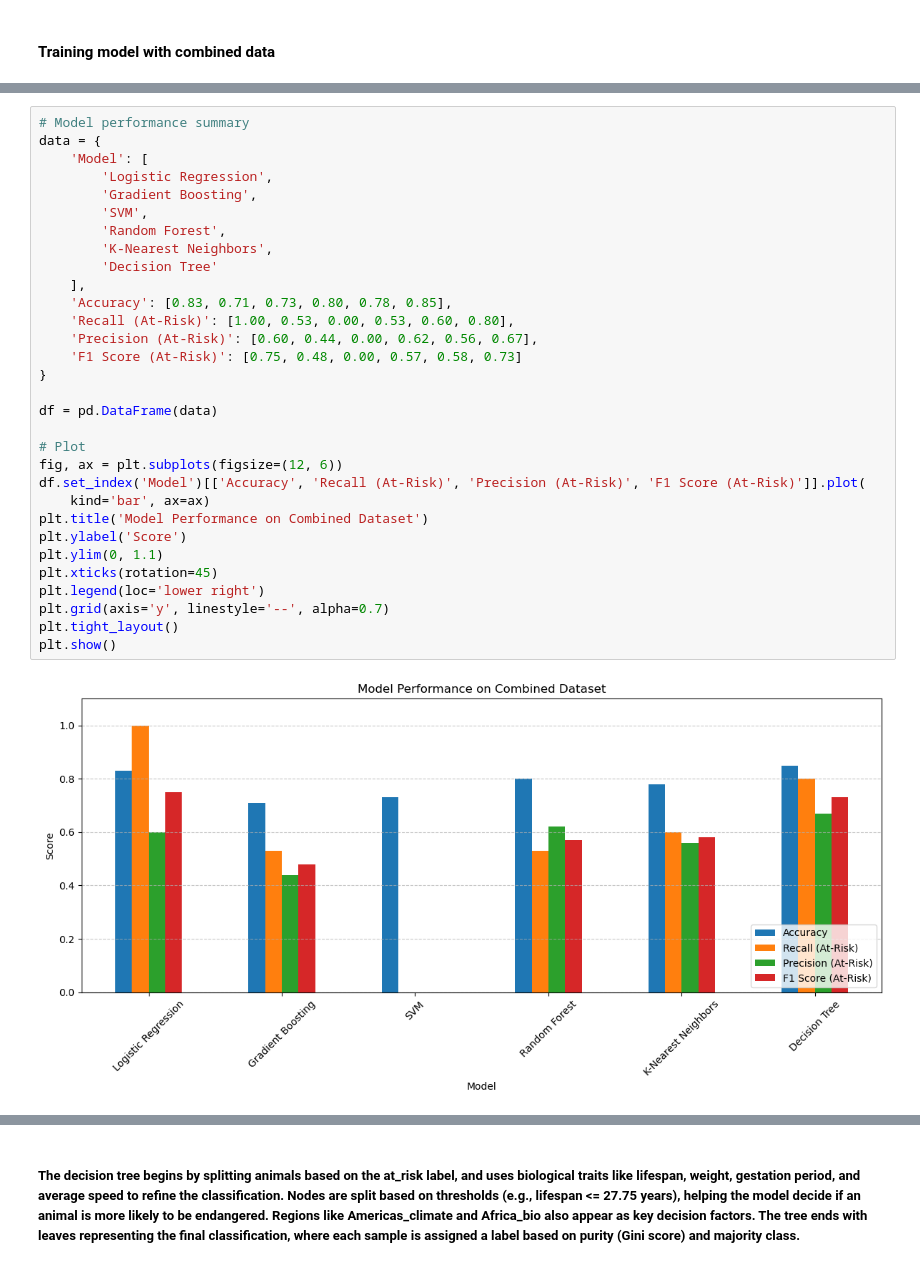
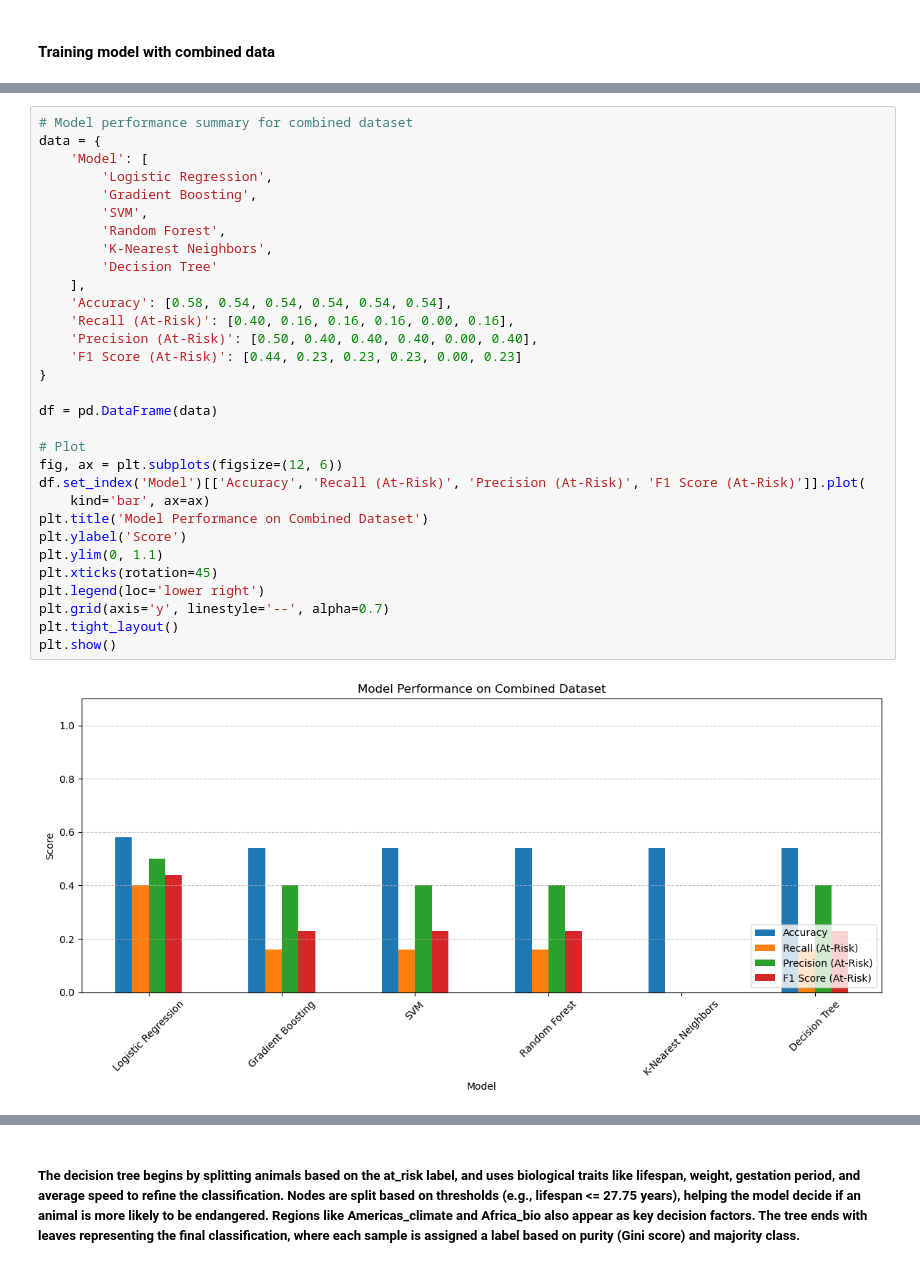
Before and after one commit to Shiihon/BI_ExamProject_Predicting_Animal_Extinction, a Jupyter notebook: Building_predictive_model/predictive_model.ipynb, the cells around one changed output, grey strips where cells are left out. Saved outputs shown, nothing was run; the diff lists cells and outputs as text.

Commit message:
finished model

```diff
--- a/Building_predictive_model/predictive_model.ipynb
+++ b/Building_predictive_model/predictive_model.ipynb
@@ -784,33 +856,33 @@ print(coef_df[['Feature', 'Coefficient']].head(15))  # Top 15 most influential f
 # %%
-# Model performance summary
+# Model performance summary for combined dataset
 data = {
     'Model': [
         'Logistic Regression',
         'Gradient Boosting',
         'SVM',
         'Random Forest',
         'K-Nearest Neighbors',
         'Decision Tree'
     ],
-    'Accuracy': [0.83, 0.71, 0.73, 0.80, 0.78, 0.85],
-    'Recall (At-Risk)': [1.00, 0.53, 0.00, 0.53, 0.60, 0.80],
-    'Precision (At-Risk)': [0.60, 0.44, 0.00, 0.62, 0.56, 0.67],
-    'F1 Score (At-Risk)': [0.75, 0.48, 0.00, 0.57, 0.58, 0.73]
+    'Accuracy': [0.58, 0.54, 0.54, 0.54, 0.54, 0.54],
+    'Recall (At-Risk)': [0.40, 0.16, 0.16, 0.16, 0.00, 0.16],
+    'Precision (At-Risk)': [0.50, 0.40, 0.40, 0.40, 0.00, 0.40],
+    'F1 Score (At-Risk)': [0.44, 0.23, 0.23, 0.23, 0.00, 0.23]
 }
 
 df = pd.DataFrame(data)
 
 # Plot
 fig, ax = plt.subplots(figsize=(12, 6))
 df.set_index('Model')[['Accuracy', 'Recall (At-Risk)', 'Precision (At-Risk)', 'F1 Score (At-Risk)']].plot(
     kind='bar', ax=ax)
 plt.title('Model Performance on Combined Dataset')
 plt.ylabel('Score')
 plt.ylim(0, 1.1)
 plt.xticks(rotation=45)
 plt.legend(loc='lower right')
 plt.grid(axis='y', linestyle='--', alpha=0.7)
 plt.tight_layout()
 plt.show()
 # %% [output]
-[figure, old version]
+[figure, new version]
```
Also changed, not shown: parts of 140 cells of this notebook, 9 other files.
